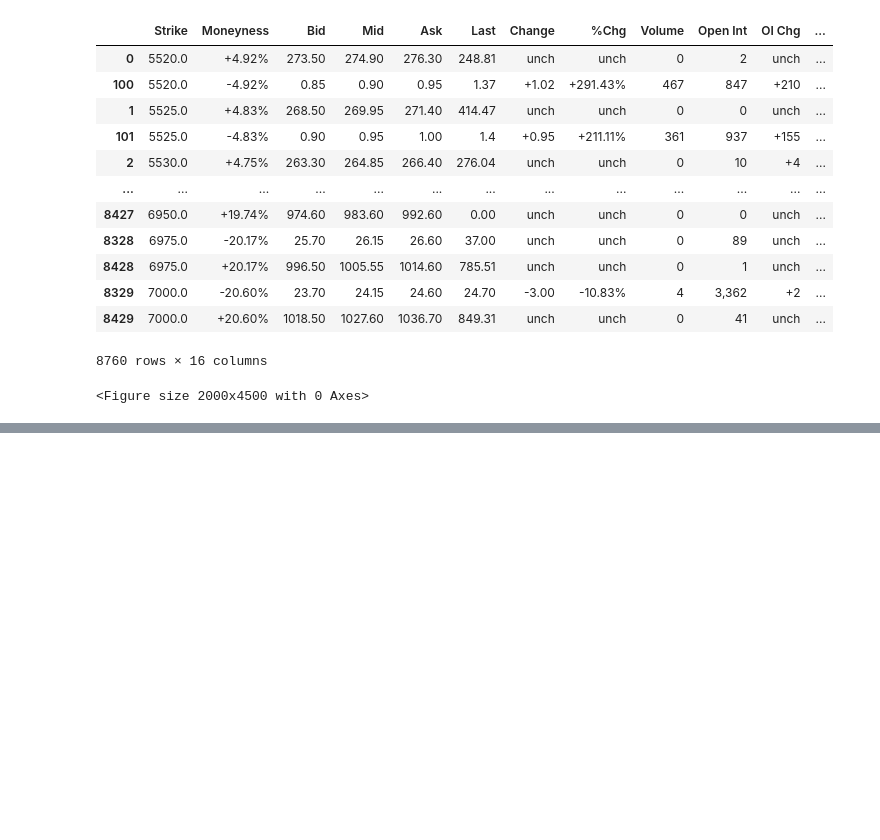
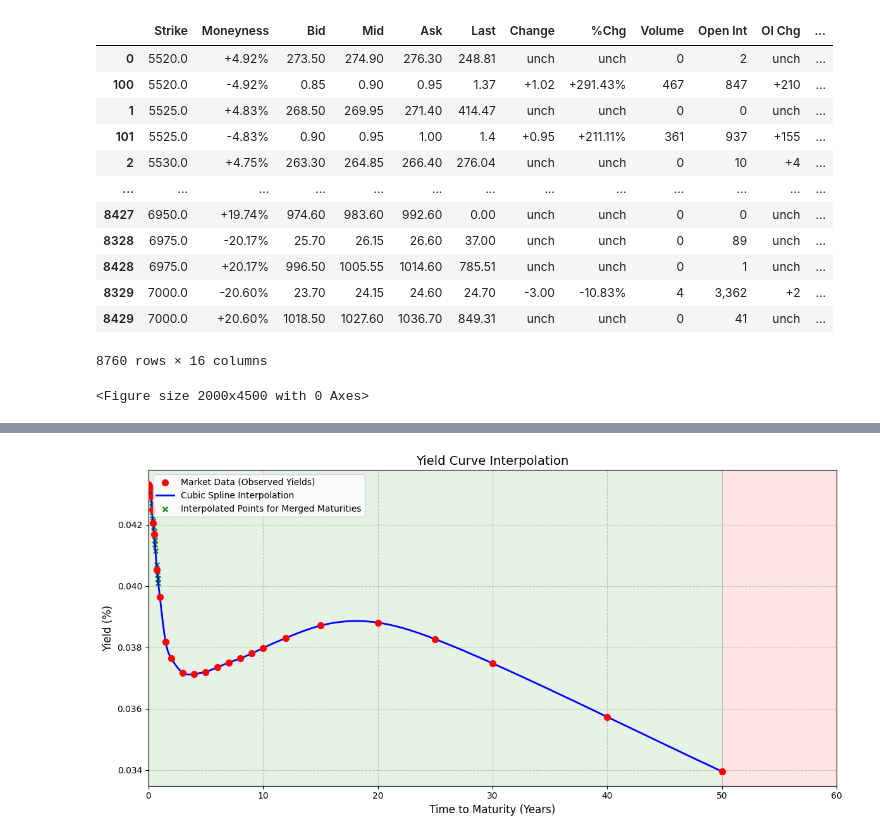
Before and after one commit to xwj0109/FYP, a Jupyter notebook: HestonCalibration.ipynb, the cells around one changed output, grey strips where cells are left out. Cells and saved outputs as stored; diff of their text form; code cells hidden in the pictures; blank space fills up the shorter version.

```diff
--- a/HestonCalibration.ipynb
+++ b/HestonCalibration.ipynb
@@ -213,3 +315,60 @@ r_vect = interest_rate.unique()
+# %%
+x_known = rates_df['Tenor'].values  # Original tenors (years)
+y_known = rates_df['S42 Mid YTM USD OIS Curve 03/06/25 Yield'].values  # Original yields
+
+# Sort the data
+sort_idx = np.argsort(x_known)
+x_known = x_known[sort_idx]
+y_known = y_known[sort_idx]
+
+# Create cubic spline
+cs = CubicSpline(x_known, y_known, extrapolate=False)  # Disable extrapolation
+
+# Generate a dense grid for smooth plotting
+x_dense = np.linspace(min(x_known), max(x_known), 1000)  # 1000 points for smoothness
+y_dense = cs(x_dense)
+
+plt.figure(figsize=(12, 6))
+
+# Plot original data points
+plt.scatter(
+    x_known, y_known,
+    color='red', s=50, zorder=3,
+    label='Market Data (Observed Yields)'
+)
+
+# Plot interpolated curve
+plt.plot(
+    x_dense, y_dense,
+    linewidth=2, linestyle='-',
+    color='blue', label='Cubic Spline Interpolation'
+)
+
+# Highlight target maturities from `merged_df`
+target_maturities = merged_df['Maturity'].unique()
+plt.scatter(
+    target_maturities, cs(target_maturities),
+    color='green', s=30, marker='x',
+    label='Interpolated Points for Merged Maturities'
+)
+
+# Formatting
+plt.title('Yield Curve Interpolation', fontsize=14)
+plt.xlabel('Time to Maturity (Years)', fontsize=12)
+plt.ylabel('Yield (%)', fontsize=12)
+plt.grid(True, linestyle='--', alpha=0.7)
+plt.legend()
+
+# Annotate key regions
+min_tenor, max_tenor = min(x_known), max(x_known)
+plt.axvspan(min_tenor, max_tenor, alpha=0.1, color='green', label='Interpolation Range')
+plt.axvspan(max_tenor, 1.2*max_tenor, alpha=0.1, color='red', label='Extrapolation Risk')
+
+plt.xlim(0, 1.2*max_tenor)
+plt.tight_layout()
+plt.show()
+# %% [output]
+[figure, added]
 # %%
 import py_vollib.black.implied_volatility
 import py_vollib_vectorized
```
Also changed, not shown: parts of 23 cells of this notebook.
